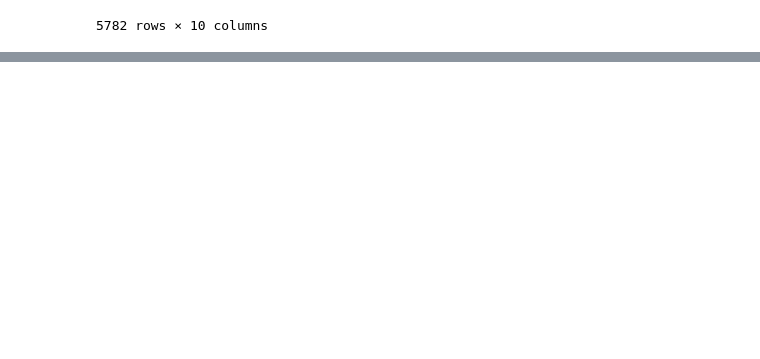
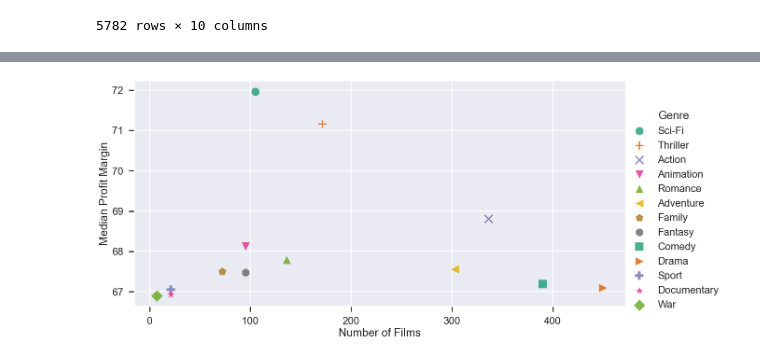
Before and after one commit to LindstromKyle/DSC-Flatiron-Project-1, a Jupyter notebook: Genre_proof.ipynb, the cells around one changed output, grey strips where cells are left out. Saved outputs shown, nothing was run; the diff lists cells and outputs as text; code cells hidden in the pictures; blank space fills up the shorter version.

```diff
--- a/Genre_proof.ipynb
+++ b/Genre_proof.ipynb
@@ -336,0 +357,9 @@ ax.axvline(67.36478030438123, color = 'black')
+# %%
+sns.set_context("poster")
+#fig,ax = plt.subplots(figsize = (15,7))
+
+#ax = sns.scatterplot(y = 'Median Profit Margin' , x = 'Number of Films', data = genres_df, hue = genres_df['Genre'], markers=[".","+","x","v",'^','<','>','8','s','p','P','*','D'])
+sns.lmplot(data = genres_df, x = 'Number of Films', y = 'Median Profit Margin', hue = 'Genre', palette = 'Dark2',
+       fit_reg = False, scatter_kws={"s": 300}, height=8, aspect=2, markers=["o","+","x",'v','^','<','p','8','s','>','P','*','D']);
+# %% [output]
+[figure, added]
```
Also changed, not shown: parts of 7 cells of this notebook, 3 other files.
